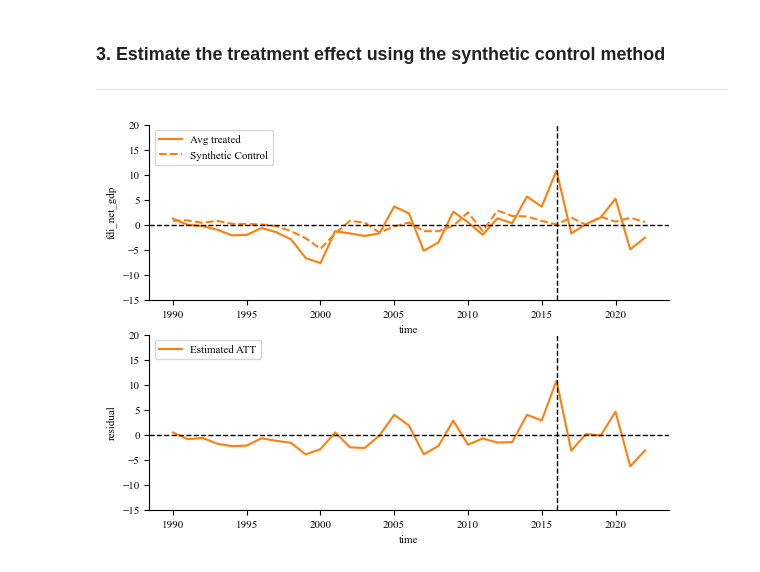
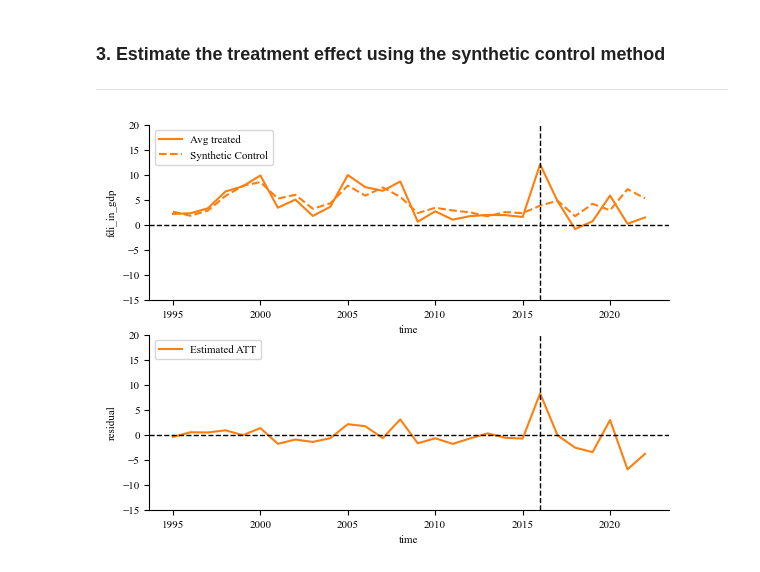
Before and after one commit to CongWang141/JMP, a Jupyter notebook: test7_empirical_study.ipynb, the cells around one changed output. Cells and saved outputs as stored; diff of their text form; code cells hidden in the pictures.

```diff
--- a/test7_empirical_study.ipynb
+++ b/test7_empirical_study.ipynb
@@ -48,9 +37,7 @@ sns.despine()
 ---
 # %%
 # gen a list of covariates
-covariates = ['log_gdp', 'import_goods_ser_gdp', 'export_goods_ser_gdp', 'cpi', 'gross_capital_forma_gdp', 'umempoyment_total', 'const']
-# add the constant term
-df['const'] = 1
+covariates = ['log_gdp', 'log_gdp_percap', 'import_goods_ser_gdp', 'export_goods_ser_gdp', 'gdp_deflator', 'gross_capital_forma_gdp', 'umempoyment_total', 'employment_population', 'log_population_total']
 # %%
 # instantiate the model
 model = CSC_IPCA()
@@ -58,8 +45,8 @@ model = CSC_IPCA()
 K = 2
 
 # fit the model
-model.fit(df, 'country', 'time', 'fdi_net_gdp', 'treated', covariates, K)
-results = df.query("country=='United Kingdom'")[['time', 'fdi_net_gdp']]
+model.fit(df, 'country_name', 'time', 'fdi_in_gdp', 'treated', covariates, K)
+results = df.query("country_name=='United Kingdom'")[['time', 'fdi_in_gdp']]
 results['Y_syn'] = model.predict().flatten()
-results['residual'] = results['fdi_net_gdp'] - results['Y_syn']
+results['residual'] = results['fdi_in_gdp'] - results['Y_syn']
 # %%
@@ -177,13 +180,13 @@ sns.despine()
 # instantiate the model
 ife_model = CSC_IFE()
 # set the number of principal components
-K = 6
+K = 3
 
 # fit the model
-ife_model.fit(df, 'country', 'time', 'fdi_net_gdp', 'treated', covariates, K)
-results = df.query("country=='United Kingdom'")[['time', 'fdi_net_gdp']]
+ife_model.fit(df, 'country_name', 'time', 'fdi_in_gdp', 'treated', covariates, K)
+results = df.query("country_name=='United Kingdom'")[['time', 'fdi_in_gdp']]
 results['Y_syn'] = ife_model.predict().flatten()
-results['residual'] = results['fdi_net_gdp'] - results['Y_syn']
+results['residual'] = results['fdi_in_gdp'] - results['Y_syn']
 # %%
 fig, (ax1, ax2) = plt.subplots(2, 1, figsize=(6.7, 5))
 
@@ -214,29 +217,29 @@ sns.despine()
 sc_model = SCM()
 
 # fit the model
-sc_model.fit(df, 'country', 'time', 'fdi_net_gdp', 'treated', None)
-results = df.query("country=='United Kingdom'")[['time', 'fdi_net_gdp']]
+sc_model.fit(df, 'country_name', 'time', 'fdi_in_gdp', 'treated', None)
+results = df.query("country_name=='United Kingdom'")[['time', 'fdi_in_gdp']]
 results['Y_syn'] = sc_model.predict().flatten()
-results['residual'] = results['fdi_net_gdp'] - results['Y_syn']
+results['residual'] = results['fdi_in_gdp'] - results['Y_syn']
 # %%
 fig, (ax1, ax2) = plt.subplots(2, 1, figsize=(6.7, 5))
 
-sns.lineplot(data=df.query("tr_group==1"), x='time', y='fdi_net_gdp', units='country', estimator=None, ax=ax1, legend=False, color=colors[0], linewidth=0.5)
-ax1.plot(df.query("tr_group==1").groupby('time').fdi_net_gdp.mean(), color=colors[1], label='Avg treated')
+sns.lineplot(data=df.query("tr_group==1"), x='time', y='fdi_in_gdp', units='country_name', estimator=None, ax=ax1, legend=False, color=colors[0], linewidth=0.5)
+ax1.plot(df.query("tr_group==1").groupby('time').fdi_in_gdp.mean(), color=colors[1], label='Avg treated')
 
 ax1.plot(df.time.unique(), results.Y_syn, color=colors[1], label='Synthetic Control', linestyle='--')
 ax1.axvline(x=df.query("post_period==0").time.max(), color='black', linestyle='--', linewidth=1)
 ax1.axhline(0, color='black', linestyle='--', linewidth=1)
 ax1.set(ylim=(-15, 20))
 ax1.legend(loc='upper left')
 
 # plot the estimated treatment effect
 sns.lineplot(data=results, x='time', y='residual', ax=ax2, color=colors[1], label='Estimated ATT')
 ax2.axvline(x=df.query("post_period==0").time.max(), color='black', linestyle='--', linewidth=1)
 ax2.axhline(0, color='black', linestyle='--', linewidth=1)
 ax2.set(ylim=(-15, 20))
 ax2.legend(loc='upper left')
 
 sns.despine()
 # %% [output]
-[figure, old version]
+[figure, new version]
```
Also changed, not shown: parts of 9 cells of this notebook, 18 other files.
